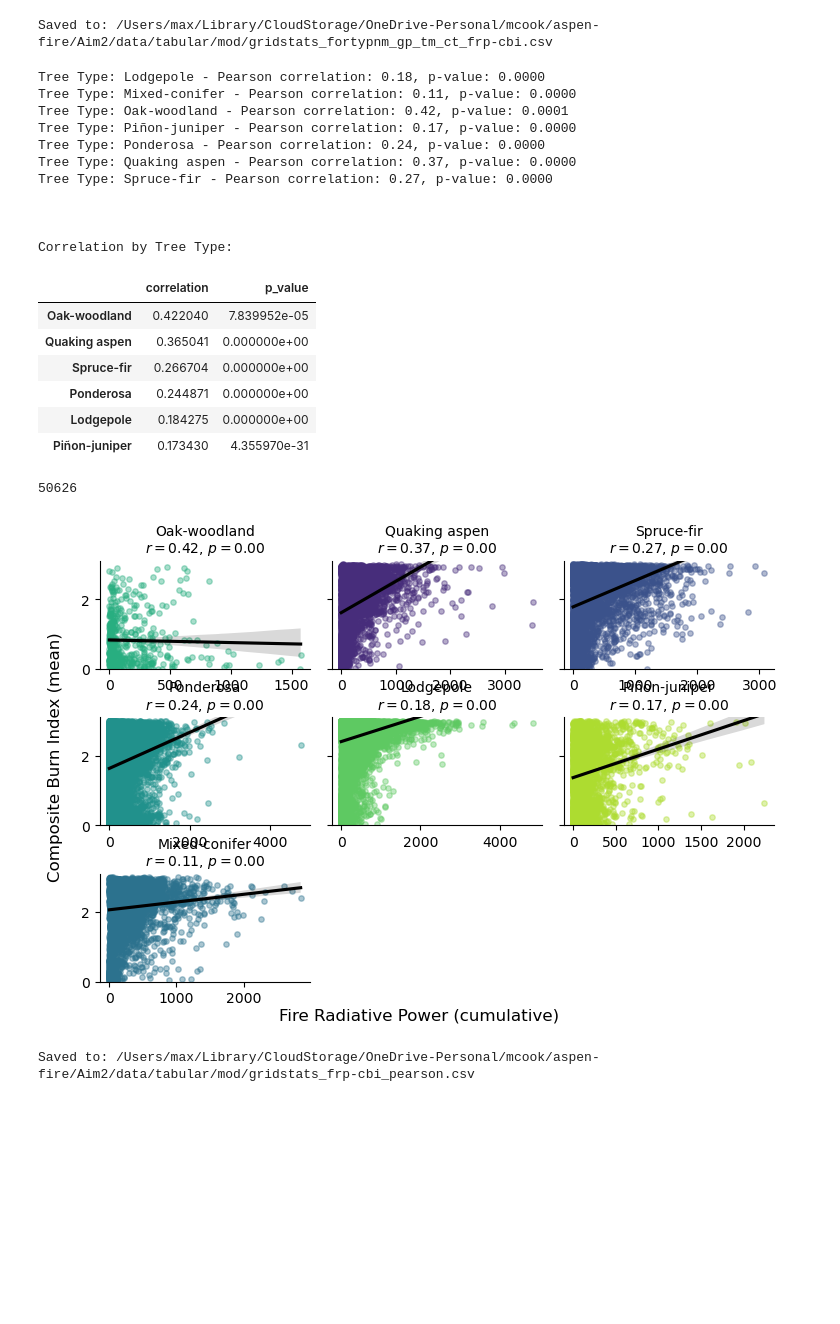
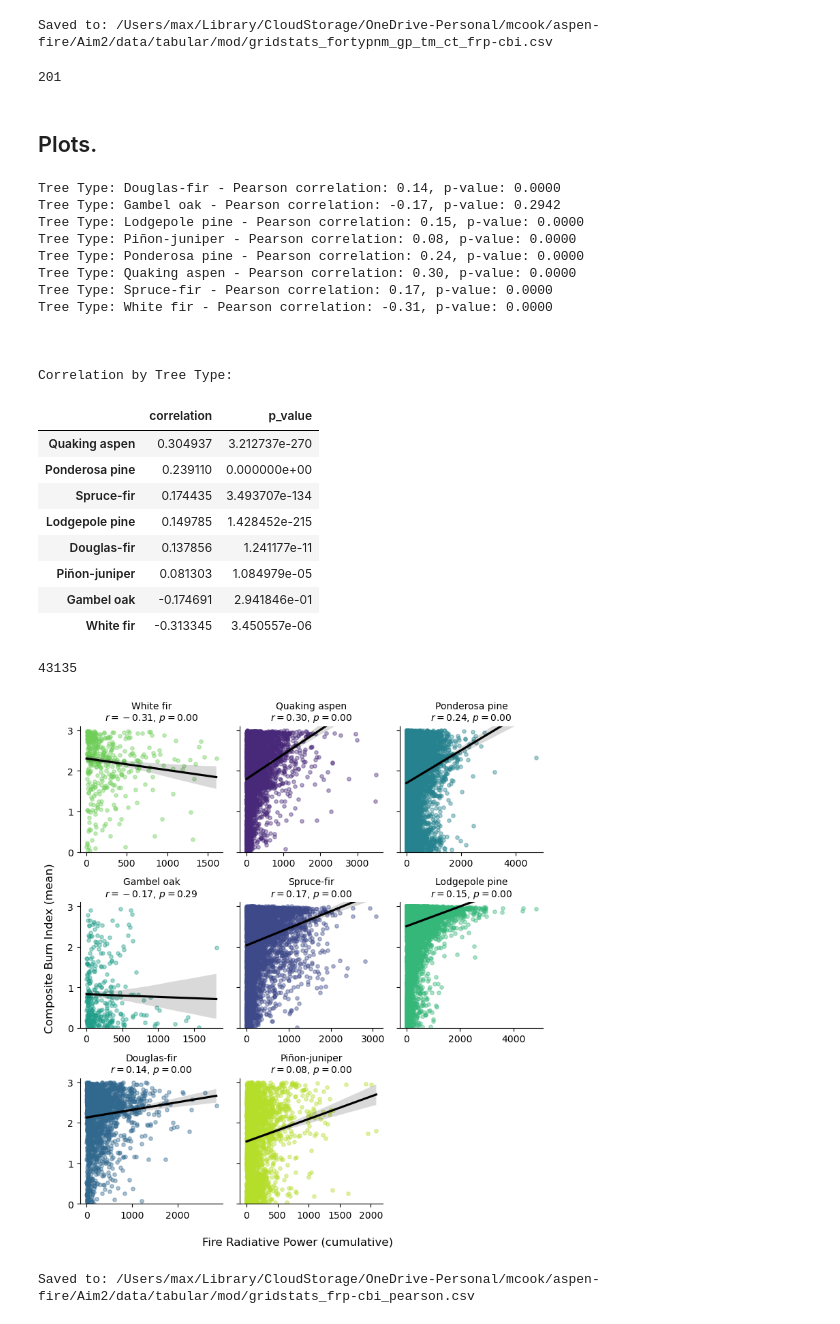
Before and after one commit to natshoff/aspen-fire-fork, a Jupyter notebook: Aim2/code/Python/05b_FRP-CBIbc.ipynb, the cells around one changed output. Saved outputs shown, nothing was run; the diff lists cells and outputs as text; code cells hidden in the pictures; blank space fills up the shorter version.

```diff
--- a/Aim2/code/Python/05b_FRP-CBIbc.ipynb
+++ b/Aim2/code/Python/05b_FRP-CBIbc.ipynb
@@ -205,3 +179,9 @@ Saved to: /Users/max/Library/CloudStorage/OneDrive-Personal/mcook/aspen-fire/Aim
+# %%
+gc.collect()
+# %% [output]
+201
+# %% [markdown]
+## Plots.
 # %%
 # Correlations between FRP and CBIbc for dominant species
 df = dom.copy() # work with a copy
@@ -219,26 +199,29 @@ print(f"\n")
 cor_df = pd.DataFrame(cors, index=['correlation', 'p_value']).T
 print("\nCorrelation by Tree Type:\n")
 cor_df = cor_df.sort_values('correlation', ascending=False)
-cor_df.head(6)
+cor_df.head(8)
 # %% [output]
-Tree Type: Lodgepole - Pearson correlation: 0.18, p-value: 0.0000
-Tree Type: Mixed-conifer - Pearson correlation: 0.11, p-value: 0.0000
-Tree Type: Oak-woodland - Pearson correlation: 0.42, p-value: 0.0001
-Tree Type: Piñon-juniper - Pearson correlation: 0.17, p-value: 0.0000
-Tree Type: Ponderosa - Pearson correlation: 0.24, p-value: 0.0000
-Tree Type: Quaking aspen - Pearson correlation: 0.37, p-value: 0.0000
-Tree Type: Spruce-fir - Pearson correlation: 0.27, p-value: 0.0000
+Tree Type: Douglas-fir - Pearson correlation: 0.14, p-value: 0.0000
+Tree Type: Gambel oak - Pearson correlation: -0.17, p-value: 0.2942
+Tree Type: Lodgepole pine - Pearson correlation: 0.15, p-value: 0.0000
+Tree Type: Piñon-juniper - Pearson correlation: 0.08, p-value: 0.0000
+Tree Type: Ponderosa pine - Pearson correlation: 0.24, p-value: 0.0000
+Tree Type: Quaking aspen - Pearson correlation: 0.30, p-value: 0.0000
+Tree Type: Spruce-fir - Pearson correlation: 0.17, p-value: 0.0000
+Tree Type: White fir - Pearson correlation: -0.31, p-value: 0.0000
 
 
 
 Correlation by Tree Type:
 |  | correlation | p_value |
-| Oak-woodland | 0.422040 | 7.839952e-05 |
-| Quaking aspen | 0.365041 | 0.000000e+00 |
-| Spruce-fir | 0.266704 | 0.000000e+00 |
-| Ponderosa | 0.244871 | 0.000000e+00 |
-| Lodgepole | 0.184275 | 0.000000e+00 |
-| Piñon-juniper | 0.173430 | 4.355970e-31 |
+| Quaking aspen | 0.304937 | 3.212737e-270 |
+| Ponderosa pine | 0.239110 | 0.000000e+00 |
+| Spruce-fir | 0.174435 | 3.493707e-134 |
+| Lodgepole pine | 0.149785 | 1.428452e-215 |
+| Douglas-fir | 0.137856 | 1.241177e-11 |
+| Piñon-juniper | 0.081303 | 1.084979e-05 |
+| Gambel oak | -0.174691 | 2.941846e-01 |
+| White fir | -0.313345 | 3.450557e-06 |
 # %%
 df = tm_sev.copy()
 df = df[df['frp_csum'] > 0]
@@ -246,38 +229,37 @@ df = df[df['CBIbc_p90'] > 0]
 
 # keep only one row per
 df = df.drop_duplicates(subset=['grid_index','fortypnm_gp'])
 print(len(df))
 
 sorted_species = sorted(cors.keys(), key=lambda x: abs(cors[x][0]), reverse=True)
 
 g = sns.lmplot(
     data=df, x='frp_csum', y='CBIbc_p90', hue='fortypnm_gp', col='fortypnm_gp',
     col_wrap=3, height=2, aspect=1.2, scatter_kws={'alpha':0.4,'s': 15}, line_kws={'color':'black'},
     sharey=True, sharex=False, col_order=sorted_species, palette='viridis'
 )
 
 # Adjust the titles to remove the "species_name = " prefix
 for ax in g.axes.flat:
     ax.set_ylim(0, df['CBIbc_p90'].max()+0.1)  # Set the y-axis limit from 0 to 4
 
     species_name = ax.get_title().replace('fortypnm_gp = ', '')
     corr, p_value = cors.get(species_name, (None, None))
 
     # Set title with correlation coefficient
     ax.set_title(f"{species_name}\n$r={corr:.2f}$, $p={p_value:.2f}$", fontsize=10)
 
 g.set_axis_labels('', '')
 g.fig.text(0.5, -0.015, 'Fire Radiative Power (cumulative)', ha='center', va='center', fontsize=12)
 g.fig.text(0.015, 0.85, 'Composite Burn Index (mean)', ha='center', va='center', rotation='vertical', fontsize=12)
-g.fig.set_size_inches(7.5, 3)  # Set figure dimensions
-plt.subplots_adjust(top=1.5)  # Adjust subplot spacing
-
+g.fig.set_size_inches(7.5, 5)  # Set figure dimensions
+plt.subplots_adjust(top=1.5, hspace=0.4)  # Adjust subplot spacing
 plt.savefig(os.path.join(projdir,'figures/FigureX_FORTYPNMGP-FRP-CBIbc.png'), dpi=150, bbox_inches='tight')
 
 plt.show()
 # %% [output]
-50626
+43135
-[figure, old version]
+[figure, new version]
 # %%
 out_fp = os.path.join(projdir, 'data/tabular/mod/gridstats_frp-cbi_pearson.csv')
 cor_df.to_csv(out_fp)
```
Also changed, not shown: parts of 6 cells of this notebook, 29 other files.
